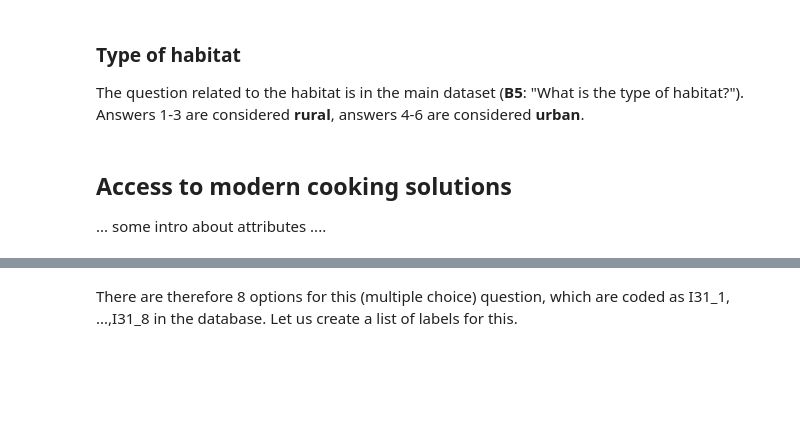
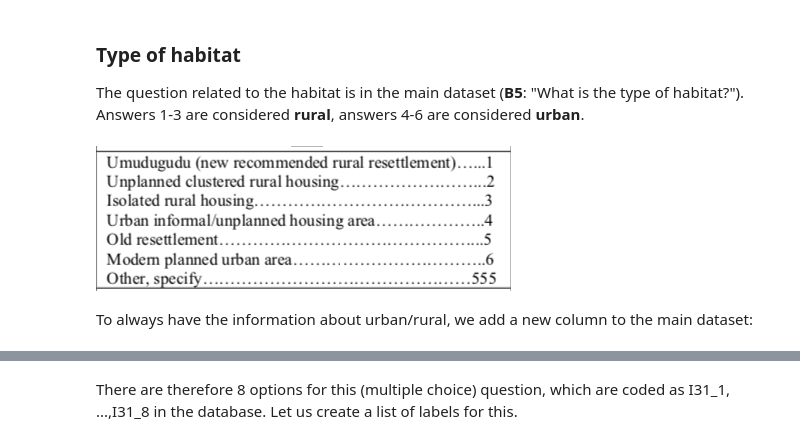
Before and after one commit to alfonsocaiazzo/esmap-mtf-data, a Jupyter notebook: Rwanda/analysis/rwanda.ipynb, the cells around one changed output, grey strips where cells are left out. Drawn from its saved outputs; the diff is of its cells as text; code cells hidden in the pictures; blank space fills up the shorter version.

```diff
--- a/Rwanda/analysis/rwanda.ipynb
+++ b/Rwanda/analysis/rwanda.ipynb
@@ -52,3 +96,10 @@ The question related to the habitat is in the main dataset (**B5**: "What is the
+# %%
+# Here is a screenshot of the questionnaire.
+Image("../references/rural_urban.png")
+# %% [output]
+[figure, added]
+# %% [markdown]
+To always have the information about urban/rural, we add a new column to the main dataset:
 # %%
 # We add a new column to the main dataset, with values 'urban','rural', or 'other'
 habitat_question = "B5_What is the type of habitat"
@@ -62,7 +113,3 @@ for index,row in main.iterrows():
         habitat.append('other')
 
 main['habitat'] = habitat
-# %% [markdown]
-## Access to modern cooking solutions
-
-... some intro about attributes ....
```
Also changed, not shown: parts of 66 cells of this notebook, 1 other file.
